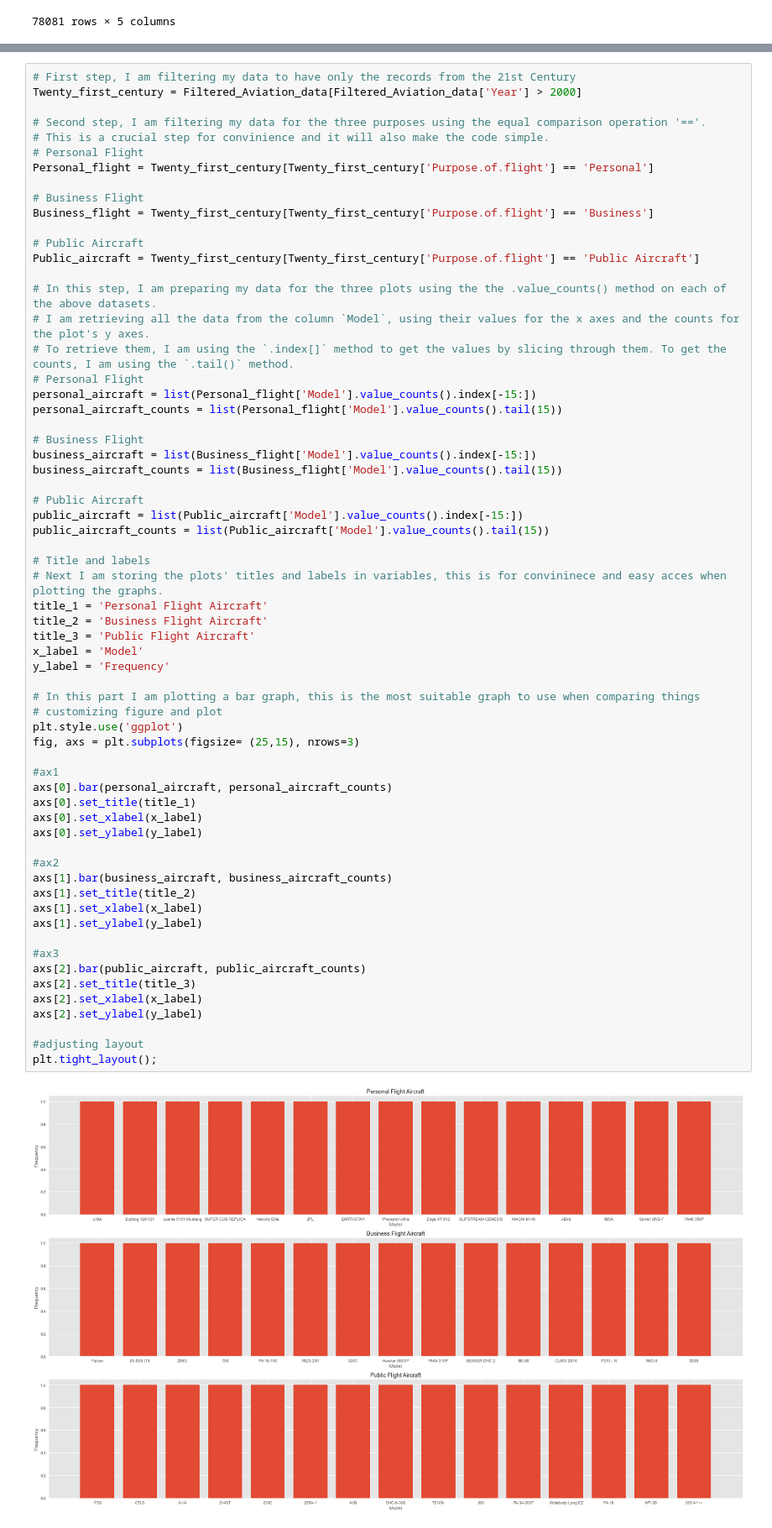
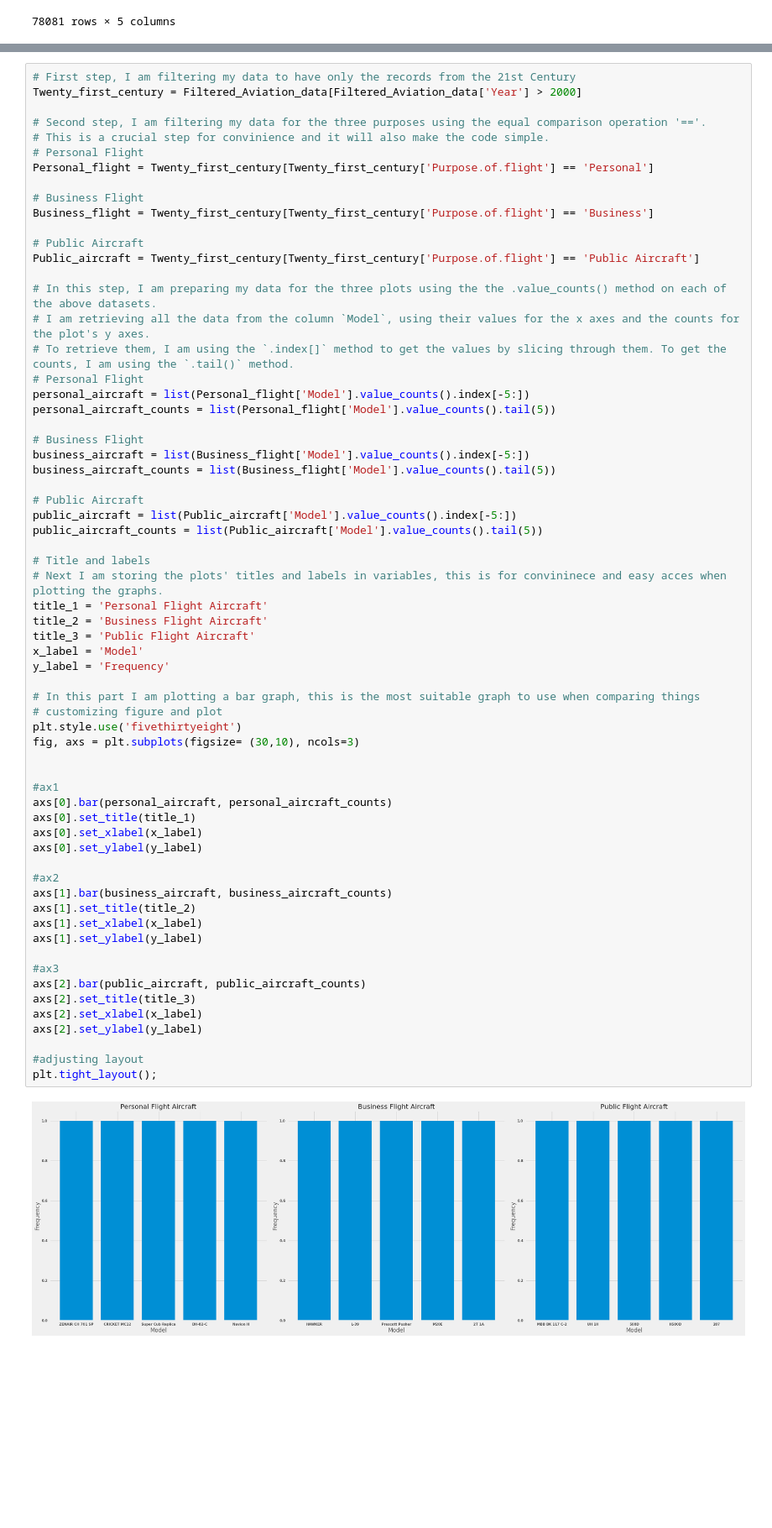
Before and after one commit to Assesa44/Phase1_project, a Jupyter notebook: notebook.ipynb, the cells around one changed output, grey strips where cells are left out. Shown at 84% size. Drawn from its saved outputs; the diff is of its cells as text; blank space fills up the shorter version.

```diff
--- a/notebook.ipynb
+++ b/notebook.ipynb
@@ -916,52 +916,53 @@ Public_aircraft = Twenty_first_century[Twenty_first_century['Purpose.of.flight']
 # I am retrieving all the data from the column `Model`, using their values for the x axes and the counts for the plot's y axes.
 # To retrieve them, I am using the `.index[]` method to get the values by slicing through them. To get the counts, I am using the `.tail()` method.
 # Personal Flight
-personal_aircraft = list(Personal_flight['Model'].value_counts().index[-15:])
-personal_aircraft_counts = list(Personal_flight['Model'].value_counts().tail(15))
+personal_aircraft = list(Personal_flight['Model'].value_counts().index[-5:])
+personal_aircraft_counts = list(Personal_flight['Model'].value_counts().tail(5))
 
 # Business Flight
-business_aircraft = list(Business_flight['Model'].value_counts().index[-15:])
-business_aircraft_counts = list(Business_flight['Model'].value_counts().tail(15))
+business_aircraft = list(Business_flight['Model'].value_counts().index[-5:])
+business_aircraft_counts = list(Business_flight['Model'].value_counts().tail(5))
 
 # Public Aircraft
-public_aircraft = list(Public_aircraft['Model'].value_counts().index[-15:])
-public_aircraft_counts = list(Public_aircraft['Model'].value_counts().tail(15))
+public_aircraft = list(Public_aircraft['Model'].value_counts().index[-5:])
+public_aircraft_counts = list(Public_aircraft['Model'].value_counts().tail(5))
 
 # Title and labels
 # Next I am storing the plots' titles and labels in variables, this is for convininece and easy acces when plotting the graphs.
 title_1 = 'Personal Flight Aircraft'
 title_2 = 'Business Flight Aircraft'
 title_3 = 'Public Flight Aircraft'
 x_label = 'Model'
 y_label = 'Frequency'
 
 # In this part I am plotting a bar graph, this is the most suitable graph to use when comparing things
 # customizing figure and plot
-plt.style.use('ggplot')
-fig, axs = plt.subplots(figsize= (25,15), nrows=3)
+plt.style.use('fivethirtyeight')
+fig, axs = plt.subplots(figsize= (30,10), ncols=3)
+
 
 #ax1
 axs[0].bar(personal_aircraft, personal_aircraft_counts)
 axs[0].set_title(title_1)
 axs[0].set_xlabel(x_label)
 axs[0].set_ylabel(y_label)
 
 #ax2
 axs[1].bar(business_aircraft, business_aircraft_counts)
 axs[1].set_title(title_2)
 axs[1].set_xlabel(x_label)
 axs[1].set_ylabel(y_label)
 
 #ax3
 axs[2].bar(public_aircraft, public_aircraft_counts)
 axs[2].set_title(title_3)
 axs[2].set_xlabel(x_label)
 axs[2].set_ylabel(y_label)
 
 #adjusting layout
 plt.tight_layout();
 # %% [output]
-[figure, old version]
+[figure, new version]
 # %% [markdown]
 ### Q2. What should the Company consider when making aircraft purchases?
 While an aircraft model refers to the specific design and features of an airplane, "make" refers to the manufacturer. An aircraft model can have different makes, as different companies can produce the same type of plane. In this section, I am going to find the manufacturers with the lowest accident rates in the records. This discovery will go hand in hand with the model's discovery, helping the head of the new aviation division purchase the aircraft with the lowest risk possible, both on models and makes.
```
Also changed, not shown: parts of 11 cells of this notebook.
